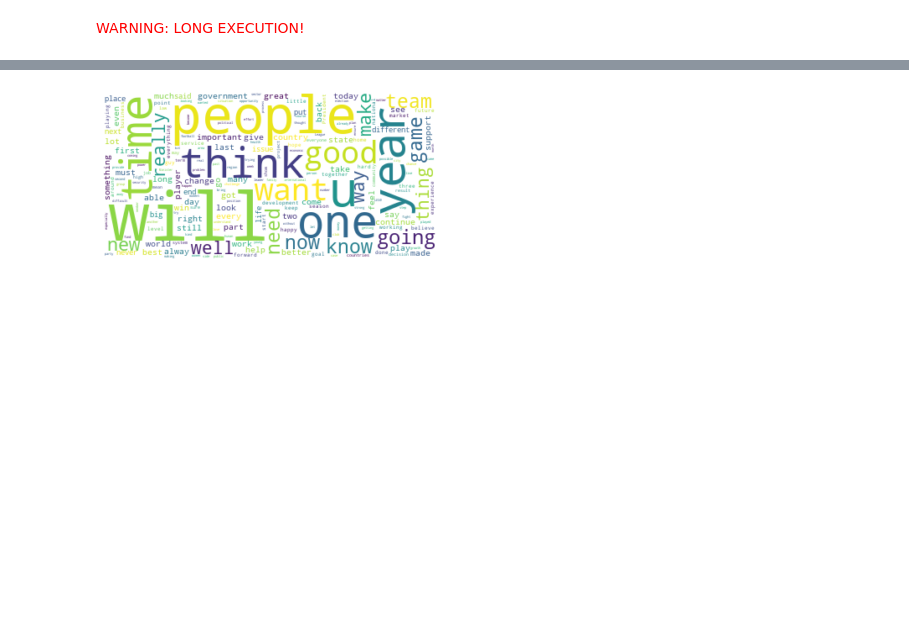
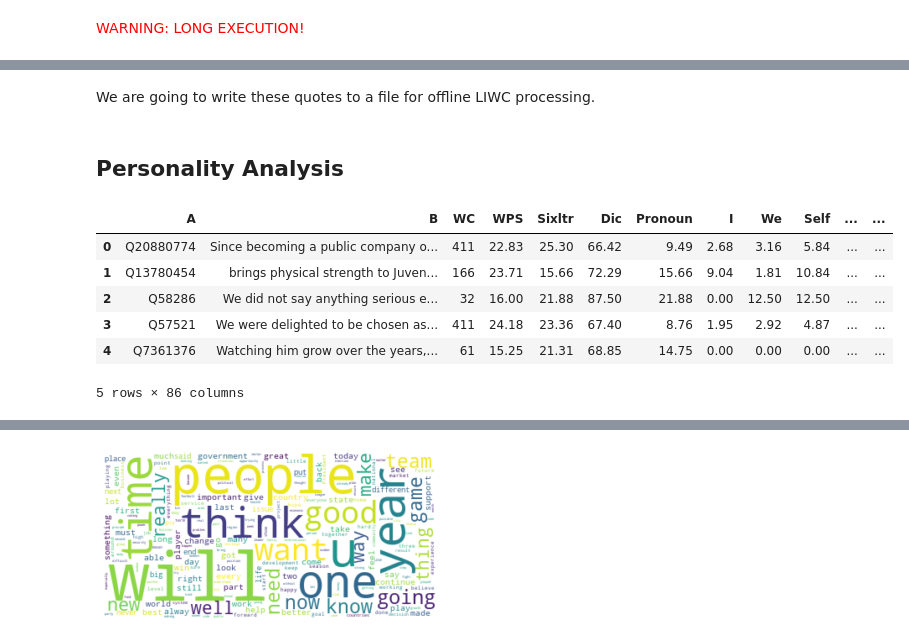
Before and after one commit to epfl-ada/ada-2021-project-madry, a Jupyter notebook: country.ipynb, the cells around one changed output, grey strips where cells are left out. Drawn from its saved outputs; the diff is of its cells as text; code cells hidden in the pictures; blank space fills up the shorter version.

```diff
--- a/country.ipynb
+++ b/country.ipynb
@@ -536,0 +438,3 @@ visualize_country_personality(country_personality_grouped_2020, location_col='co
+# %%
+# Load representative speakers
+selected_country_speakers = pd.read_parquet('data/rep100_country_speakers.parquet')
@@ -536,0 +452,2 @@ visualize_country_personality(country_personality_grouped_2020, location_col='co
+# %%
+country_quotes = [selected_country_speakers.merge(cspq, left_on='id', right_index=True, how='inner') for cspq in country_speaker_quotes]
@@ -536,0 +463,19 @@ visualize_country_personality(country_personality_grouped_2020, location_col='co
+# %% [markdown]
+We are going to write these quotes to a file for offline LIWC processing.
+# %%
+for i, cq in enumerate(country_quotes):
+    cq[['id', 'quotations']].to_csv(f'data/country_quotes100_{2015+i}.csv', index=False)
+# %% [markdown]
+## Personality Analysis
+# %%
+country_quotes_liwc = [pd.read_csv(f'data/country_quotes100_{2015+i}_liwc.csv') for i in range(6)]
+# %%
+country_quotes_liwc[0].head()
+# %% [output]
+|  | A | B | WC | WPS | Sixltr | Dic | Pronoun | I | We | Self | ... | ... |
+| 0 | Q20880774 | Since becoming a public company o... | 411 | 22.83 | 25.30 | 66.42 | 9.49 | 2.68 | 3.16 | 5.84 | ... | ... |
+| 1 | Q13780454 | brings physical strength to Juven... | 166 | 23.71 | 15.66 | 72.29 | 15.66 | 9.04 | 1.81 | 10.84 | ... | ... |
+| 2 | Q58286 | We did not say anything serious e... | 32 | 16.00 | 21.88 | 87.50 | 21.88 | 0.00 | 12.50 | 12.50 | ... | ... |
+| 3 | Q57521 | We were delighted to be chosen as... | 411 | 24.18 | 23.36 | 67.40 | 8.76 | 1.95 | 2.92 | 4.87 | ... | ... |
+| 4 | Q7361376 | Watching him grow over the years,... | 61 | 15.25 | 21.31 | 68.85 | 14.75 | 0.00 | 0.00 | 0.00 | ... | ... |
+5 rows × 86 columns
```
Also changed, not shown: parts of 63 cells of this notebook, 2 other files.
